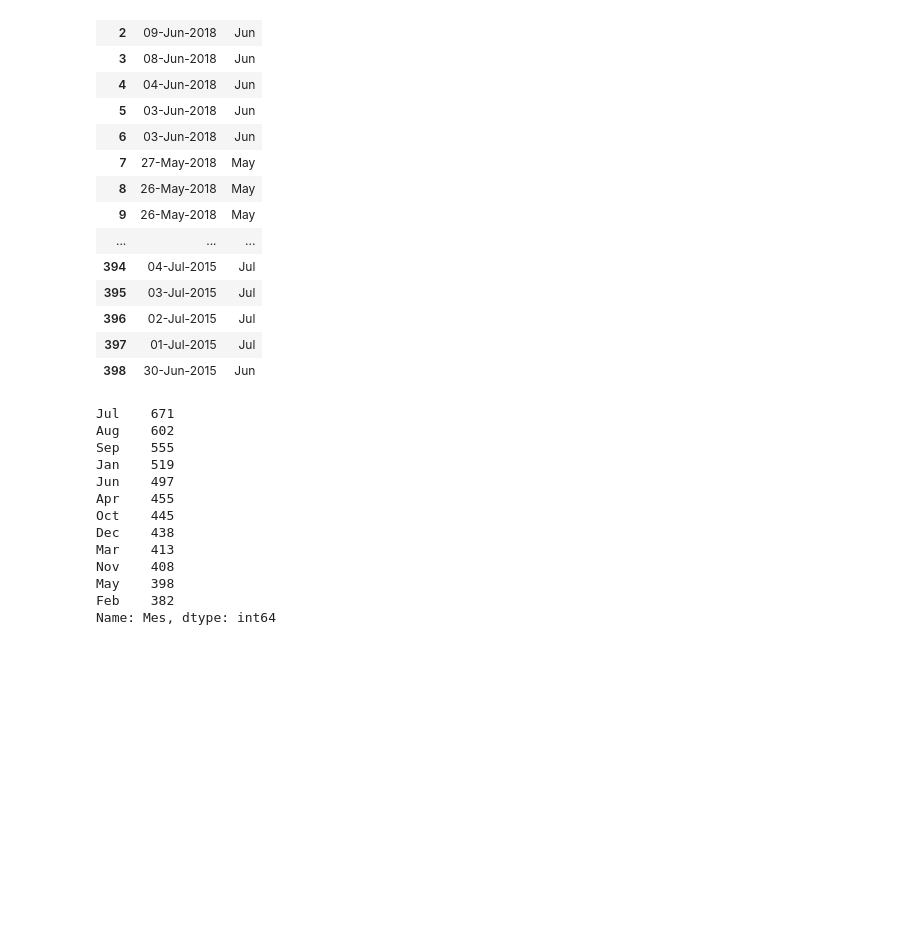
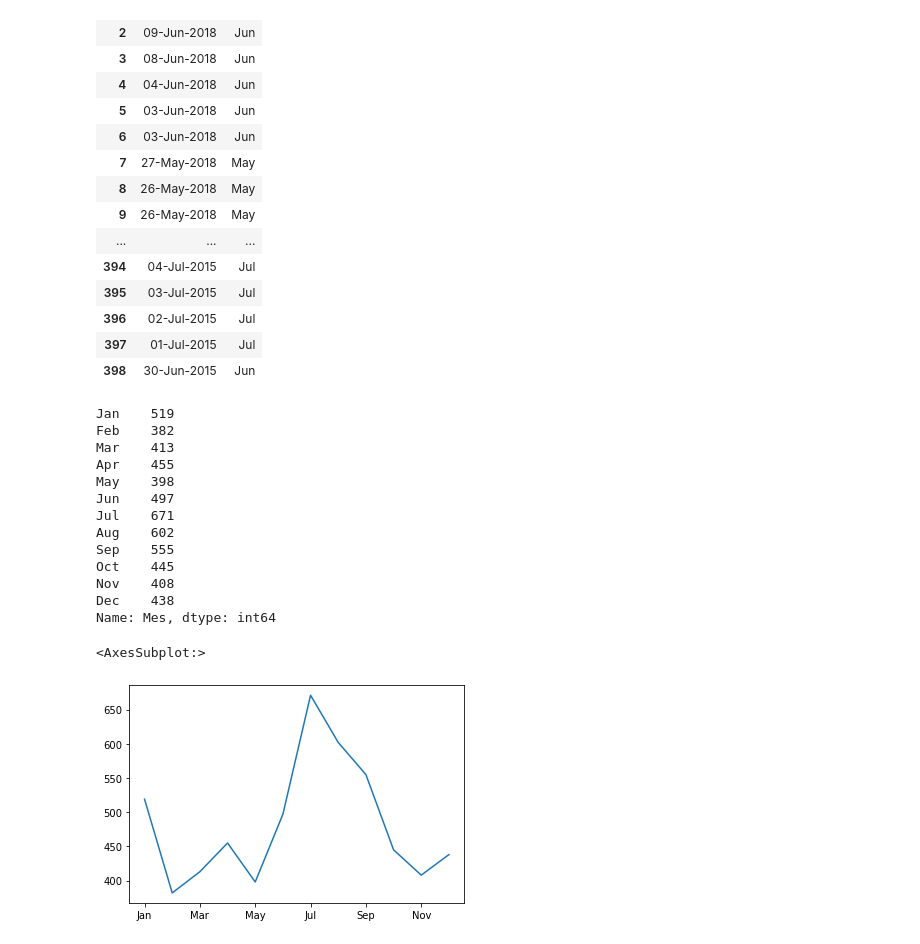
Before and after one commit to FlaviaLustosa/SharkAttack, a Jupyter notebook: SharkAttack-Flavia.ipynb, the cells around one changed output. Cells and saved outputs as stored; diff of their text form; code cells hidden in the pictures; blank space fills up the shorter version.

```diff
--- a/SharkAttack-Flavia.ipynb
+++ b/SharkAttack-Flavia.ipynb
@@ -67,6 +67,9 @@ Index(['Case Number', 'Date', 'Year', 'Type', 'Country', 'Area', 'Location',
       dtype='object')
 # %%
 SharkAttack = SharkAttack.drop(columns=['Unnamed: 22','Unnamed: 23'])#Removendo as duas colunas que são nulas
+# %%
+SharkAttack = SharkAttack.drop(columns=['pdf', 'href formula', 'href',
+       'Case Number.1', 'Case Number.2'])#Removendo as duas colunas que não vão ser utilizadas
 # %%
 SharkAttack
 # %% [output]
@@ -322,18 +352,23 @@ SharkAttack.loc[:,['Date','Mes']].head(3000)
 | 397 | 01-Jul-2015 | Jul |
 | 398 | 30-Jun-2015 | Jun |
 # %%
-SharkAttack['Mes'].value_counts()
+SharkAttack['Mes'].value_counts(sort=False)
 # %% [output]
+Jan    519
+Feb    382
+Mar    413
+Apr    455
+May    398
+Jun    497
 Jul    671
 Aug    602
 Sep    555
-Jan    519
-Jun    497
-Apr    455
 Oct    445
+Nov    408
 Dec    438
-Mar    413
-Nov    408
-May    398
-Feb    382
 Name: Mes, dtype: int64
+# %%
+SharkAttack['Mes'].value_counts(sort=False).plot()
+# %% [output]
+<AxesSubplot:>
+[figure, added]
```
Also changed, not shown: parts of 12 cells of this notebook, 2 other files.
